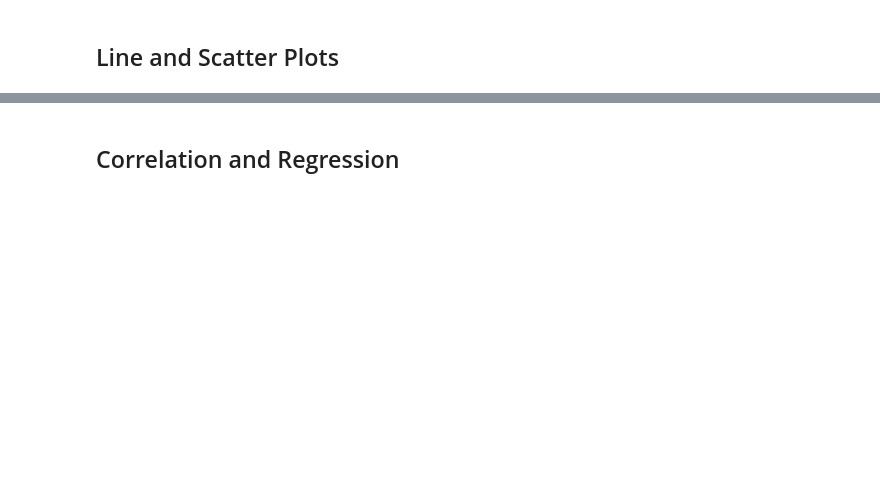
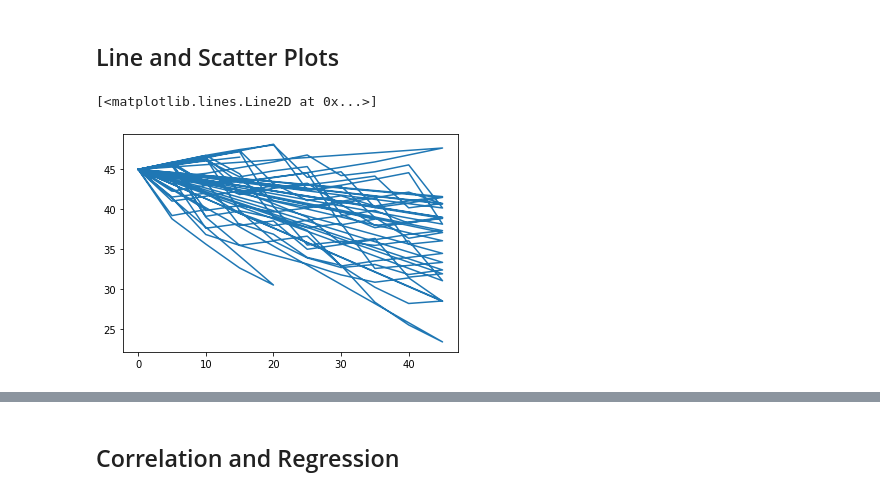
Before and after one commit to felpronove/matplotlib-challenge, a Jupyter notebook: Pymaceuticals/pymaceuticals_starter.ipynb, the cells around one changed output, grey strips where cells are left out. Saved outputs shown, nothing was run; the diff lists cells and outputs as text; code cells hidden in the pictures; blank space fills up the shorter version.

Commit message:
Created a dataframe for all mouses treated by Capomulin drug regime, attempted to figure out the final tumor volume for mice across all drug regimen

```diff
--- a/Pymaceuticals/pymaceuticals_starter.ipynb
+++ b/Pymaceuticals/pymaceuticals_starter.ipynb
@@ -226,4 +241,13 @@ Text(0.5, 1.0, 'Distribution of Mice by Sex')
 # Generate a box plot of the final tumor volume of each mouse across four regimens of interest
 # %% [markdown]
 ## Line and Scatter Plots
+# %%
+# Generate a line plot of tumor volume vs. time point for a mouse treated with Capomulin
+capomulin_df=clean_df.loc[clean_df["Drug Regimen"]=="Capomulin"] #create a new dataframe of data for the Capomulin regimen
+cap_vol_df=capomulin_df.loc[:,"Tumor Volume (mm3)"] #filters the Capomulin dataframe to only show Tumor Volume
+cap_time_df=capomulin_df.loc[:,"Timepoint"] #filters the Capomulin dataframe to only show the Timepoint
+plt.plot(cap_time_df.values, cap_vol_df.values)
+# %% [output]
+[<matplotlib.lines.Line2D at 0x...>]
+[figure, added]
 # %%
```
Also changed, not shown: parts of 4 cells of this notebook.
